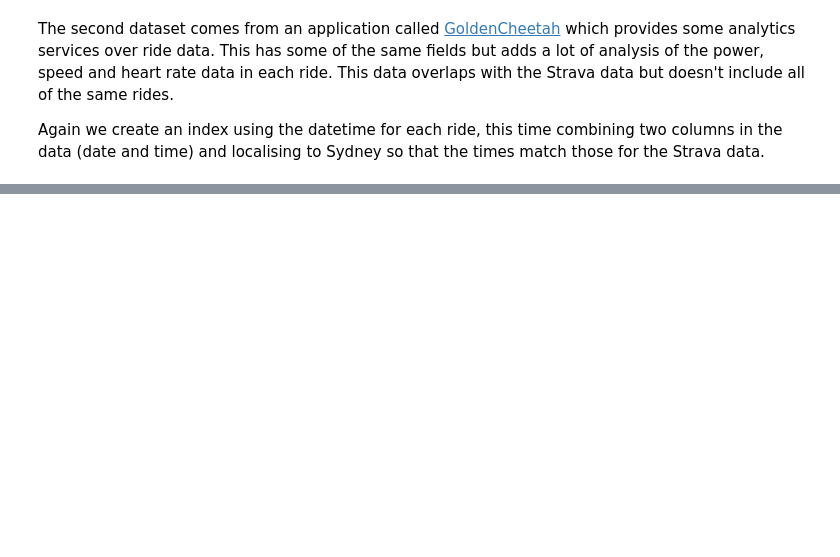
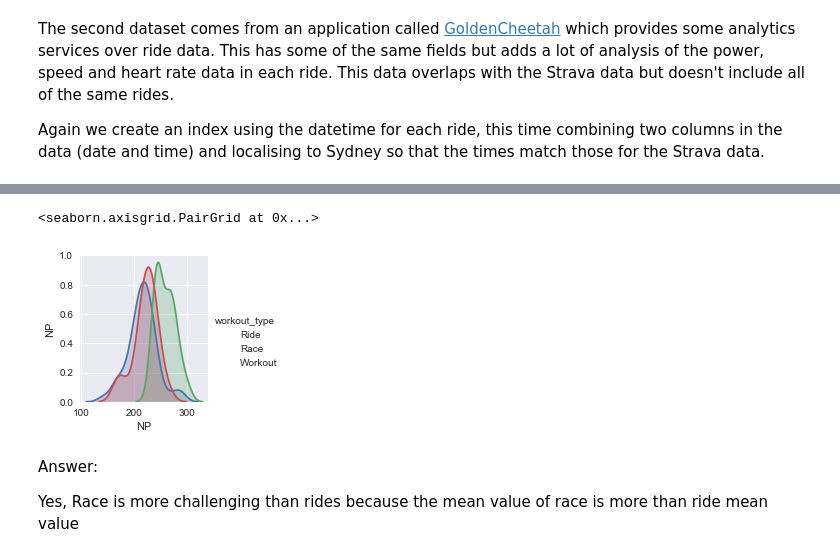
Before and after one commit to iamdraza/University-Practicals, a Jupyter notebook: Portfolio 1.ipynb, the cells around one changed output, grey strips where cells are left out. Drawn from its saved outputs; the diff is of its cells as text; code cells hidden in the pictures; blank space fills up the shorter version.

```diff
--- a/Portfolio 1.ipynb
+++ b/Portfolio 1.ipynb
@@ -390,0 +188,4 @@ sns.pairplot(ndf6)
+# %%
+#loading only two colums NP, and workout_type.
+measure_rides_races=pd.DataFrame(remove_rides,columns =['NP', 'workout_type'])
+measure_rides_races
@@ -390,0 +215,10 @@ sns.pairplot(ndf6)
+# %%
+import seaborn as sns
+sns.pairplot(measure_rides_races,hue='workout_type')
+# %% [output]
+<seaborn.axisgrid.PairGrid at 0x...>
+[figure, added]
+# %% [markdown]
+Answer:
+
+Yes, Race is more challenging than rides because the mean value of race is more than ride mean value
```
Also changed, not shown: parts of 64 cells of this notebook.
